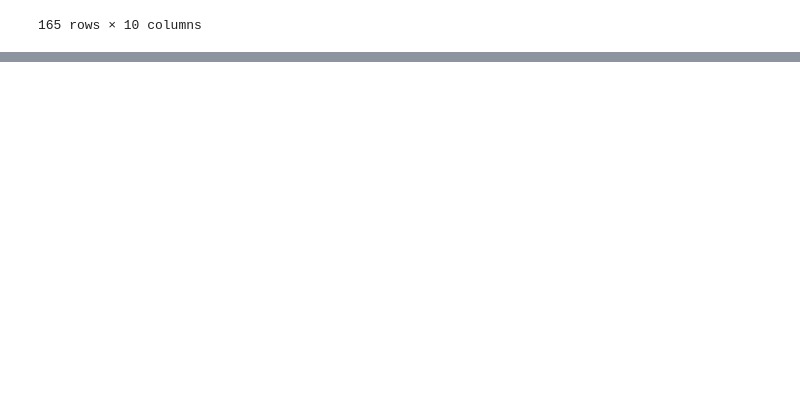
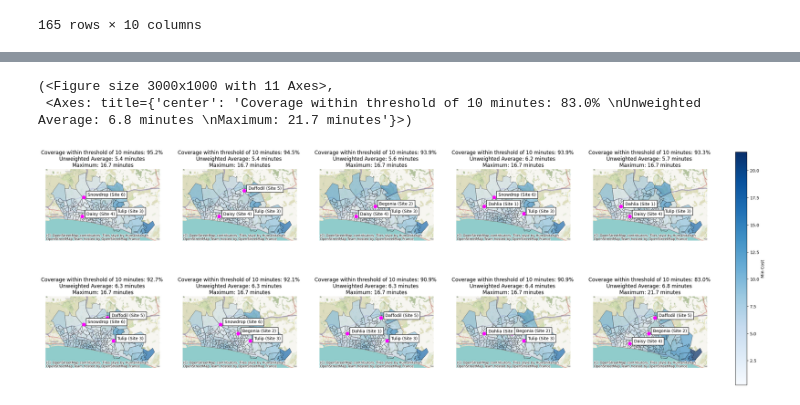
Before and after one commit to hsma-tools/lokigi, a Jupyter notebook: examples/location/mclp/mclp.ipynb, the cells around one changed output, grey strips where cells are left out. Saved outputs shown, nothing was run; the diff lists cells and outputs as text; code cells hidden in the pictures; blank space fills up the shorter version.

Commit message:
refactor,feat(site): split objects into separate files; add option to plot sites by threshold

```diff
--- a/examples/location/mclp/mclp.ipynb
+++ b/examples/location/mclp/mclp.ipynb
@@ -62,0 +77,6 @@ solutions.show_solutions()["problem_df"][0]
+# %%
+solutions.plot_n_best_combinations()
+# %% [output]
+(<Figure size 3000x1000 with 11 Axes>,
+ <Axes: title={'center': 'Coverage within threshold of 10 minutes: 83.0% \nUnweighted Average: 6.8 minutes \nMaximum: 21.7 minutes'}>)
+[figure, added]
```
Also changed, not shown: parts of 6 cells of this notebook, 5 other files.
